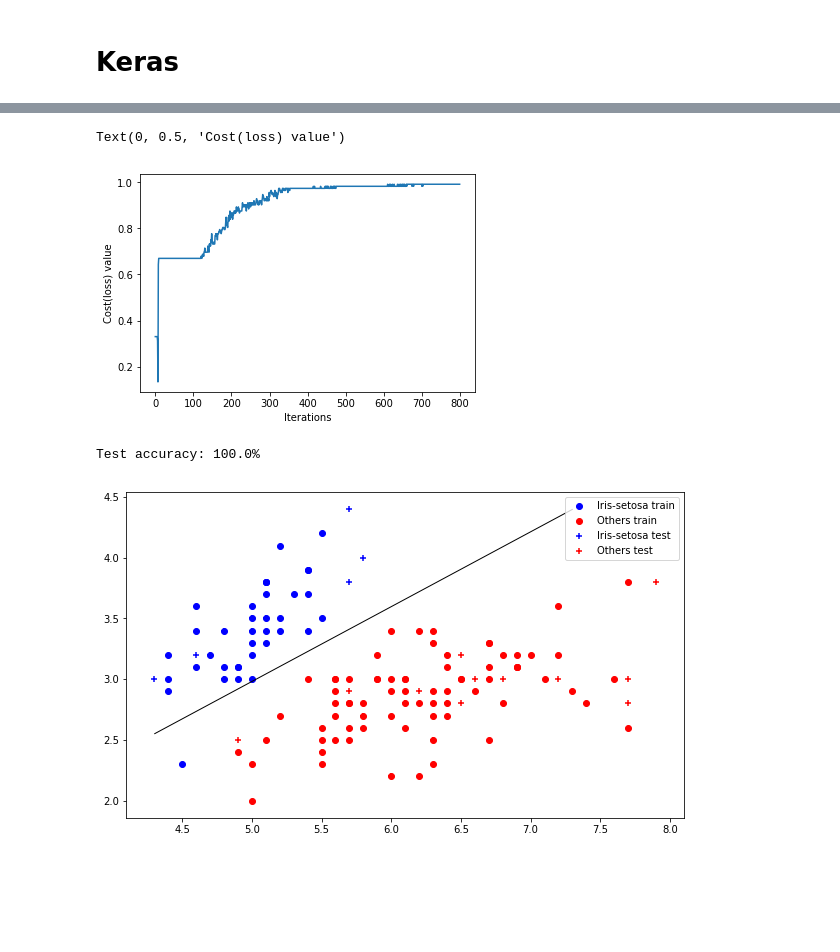
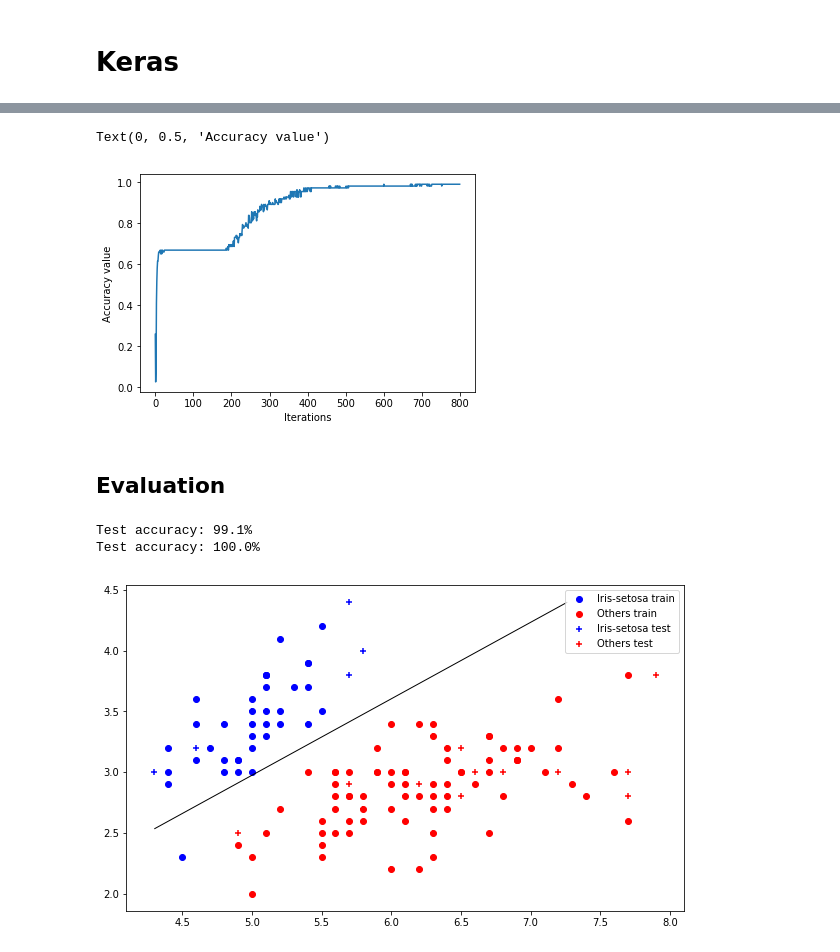
Before and after one commit to rasht-school-of-ai/Meetup-Materials, a Jupyter notebook: Second Meetup/Binary Classification.ipynb, the cells around one changed output, grey strips where cells are left out. Drawn from its saved outputs; the diff is of its cells as text; code cells hidden in the pictures; blank space fills up the shorter version.

```diff
--- a/Second Meetup/Binary Classification.ipynb
+++ b/Second Meetup/Binary Classification.ipynb
@@ -438,14 +464,19 @@ Wall time: 8.06 s
 # %%
 plt.plot(range(len(history.history['acc'])),history.history['acc'])
 plt.xlabel('Iterations')
-plt.ylabel('Cost(loss) value')
+plt.ylabel('Accuracy value')
 # %% [output]
-Text(0, 0.5, 'Cost(loss) value')
+Text(0, 0.5, 'Accuracy value')
-[figure, old version]
+[figure, new version]
+# %% [markdown]
+## Evaluation
 # %%
 print('Test accuracy: %.1f%%' % accuracy(
+                            model.predict(X_train.astype(np.float32)), y_train))
+print('Test accuracy: %.1f%%' % accuracy(
                             model.predict(X_test.astype(np.float32)), y_test))
 # %% [output]
+Test accuracy: 99.1%
 Test accuracy: 100.0%
 # %%
 plot_prediction(X_train, y_train, X_test, y_test, model.predict, params, fm_type='keras')
```
Also changed, not shown: parts of 26 cells of this notebook, 7 other files.
